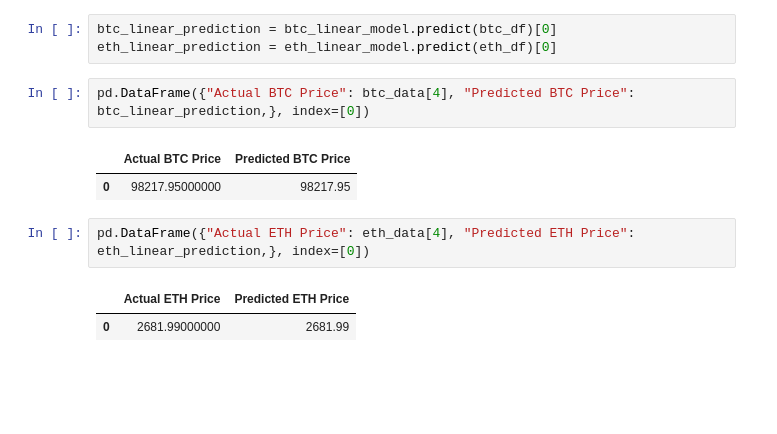
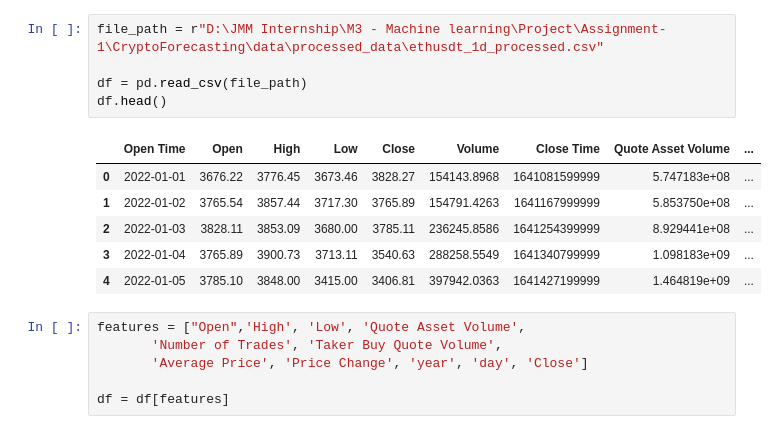
Before and after one commit to zabih1/CryptoForecasting, a Jupyter notebook: Notebook/inferece.ipynb, the cells around one changed output. Drawn from its saved outputs; the diff is of its cells as text; blank space fills up the shorter version.

```diff
--- a/Notebook/inferece.ipynb
+++ b/Notebook/inferece.ipynb
@@ -85,13 +14,18 @@ eth_df["day"] = eth_timestamp.day
-# %%
-btc_linear_prediction = btc_linear_model.predict(btc_df)[0]
-eth_linear_prediction = eth_linear_model.predict(eth_df)[0]
-# %%
-pd.DataFrame({"Actual BTC Price": btc_data[4], "Predicted BTC Price": btc_linear_prediction,}, index=[0])
-# %% [output]
-|  | Actual BTC Price | Predicted BTC Price |
-| 0 | 98217.95000000 | 98217.95 |
-# %%
-pd.DataFrame({"Actual ETH Price": eth_data[4], "Predicted ETH Price": eth_linear_prediction,}, index=[0])
-# %% [output]
-|  | Actual ETH Price | Predicted ETH Price |
-| 0 | 2681.99000000 | 2681.99 |
+# %%
+file_path = r"D:\JMM Internship\M3 - Machine learning\Project\Assignment-1\CryptoForecasting\data\processed_data\ethusdt_1d_processed.csv"
+
+df = pd.read_csv(file_path)
+df.head()
+# %% [output]
+|  | Open Time | Open | High | Low | Close | Volume | Close Time | Quote Asset Volume | ... |
+| 0 | 2022-01-01 | 3676.22 | 3776.45 | 3673.46 | 3828.27 | 154143.8968 | 1641081599999 | 5.747183e+08 | ... |
+| 1 | 2022-01-02 | 3765.54 | 3857.44 | 3717.30 | 3765.89 | 154791.4263 | 1641167999999 | 5.853750e+08 | ... |
+| 2 | 2022-01-03 | 3828.11 | 3853.09 | 3680.00 | 3785.11 | 236245.8586 | 1641254399999 | 8.929441e+08 | ... |
+| 3 | 2022-01-04 | 3765.89 | 3900.73 | 3713.11 | 3540.63 | 288258.5549 | 1641340799999 | 1.098183e+09 | ... |
+| 4 | 2022-01-05 | 3785.10 | 3848.00 | 3415.00 | 3406.81 | 397942.0363 | 1641427199999 | 1.464819e+09 | ... |
+# %%
+features = ["Open",'High', 'Low', 'Quote Asset Volume',
+       'Number of Trades', 'Taker Buy Quote Volume',
+       'Average Price', 'Price Change', 'year', 'day', 'Close']
+
+df = df[features]
```
Also changed, not shown: parts of 18 cells of this notebook, 24 other files.
